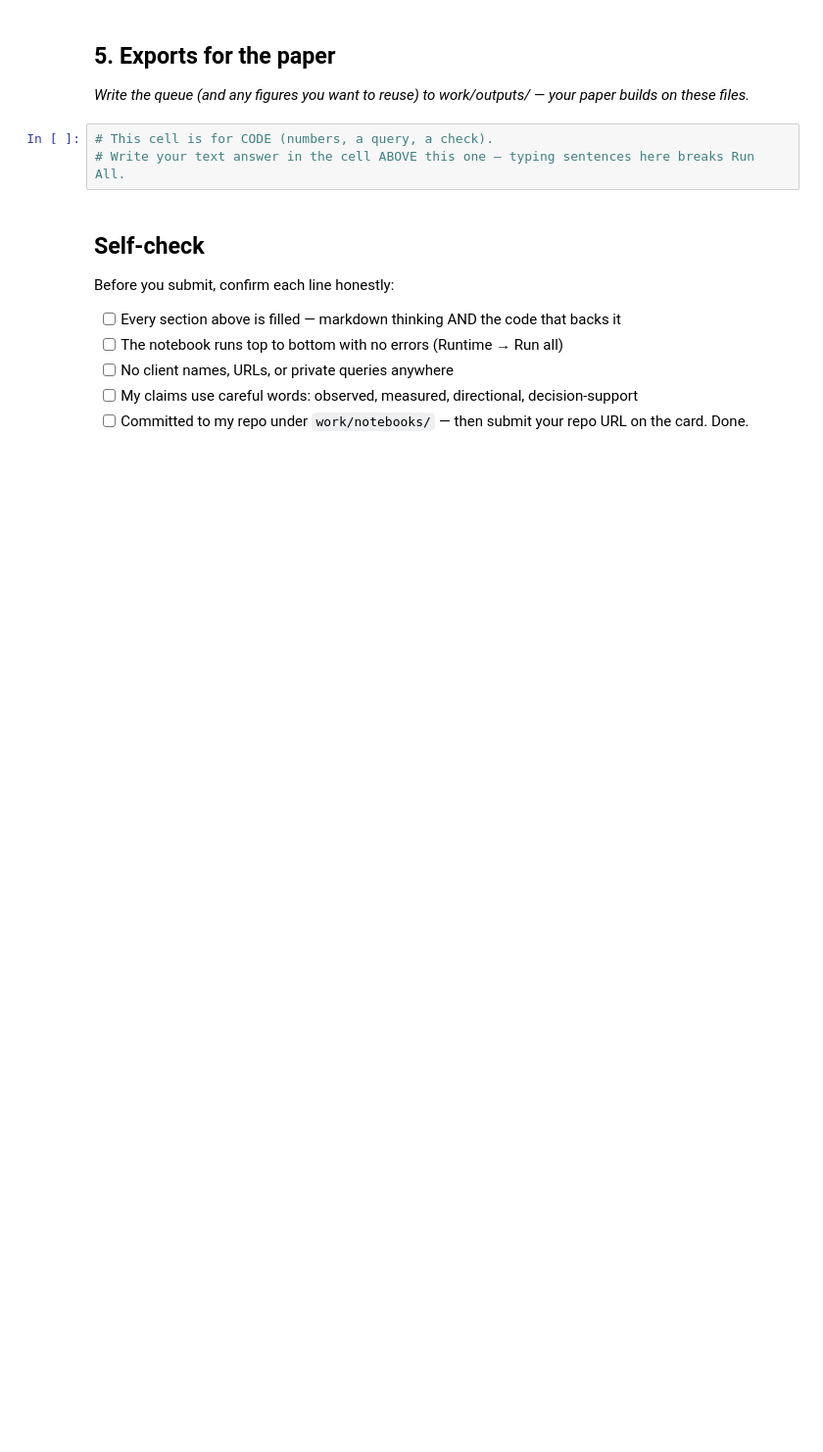
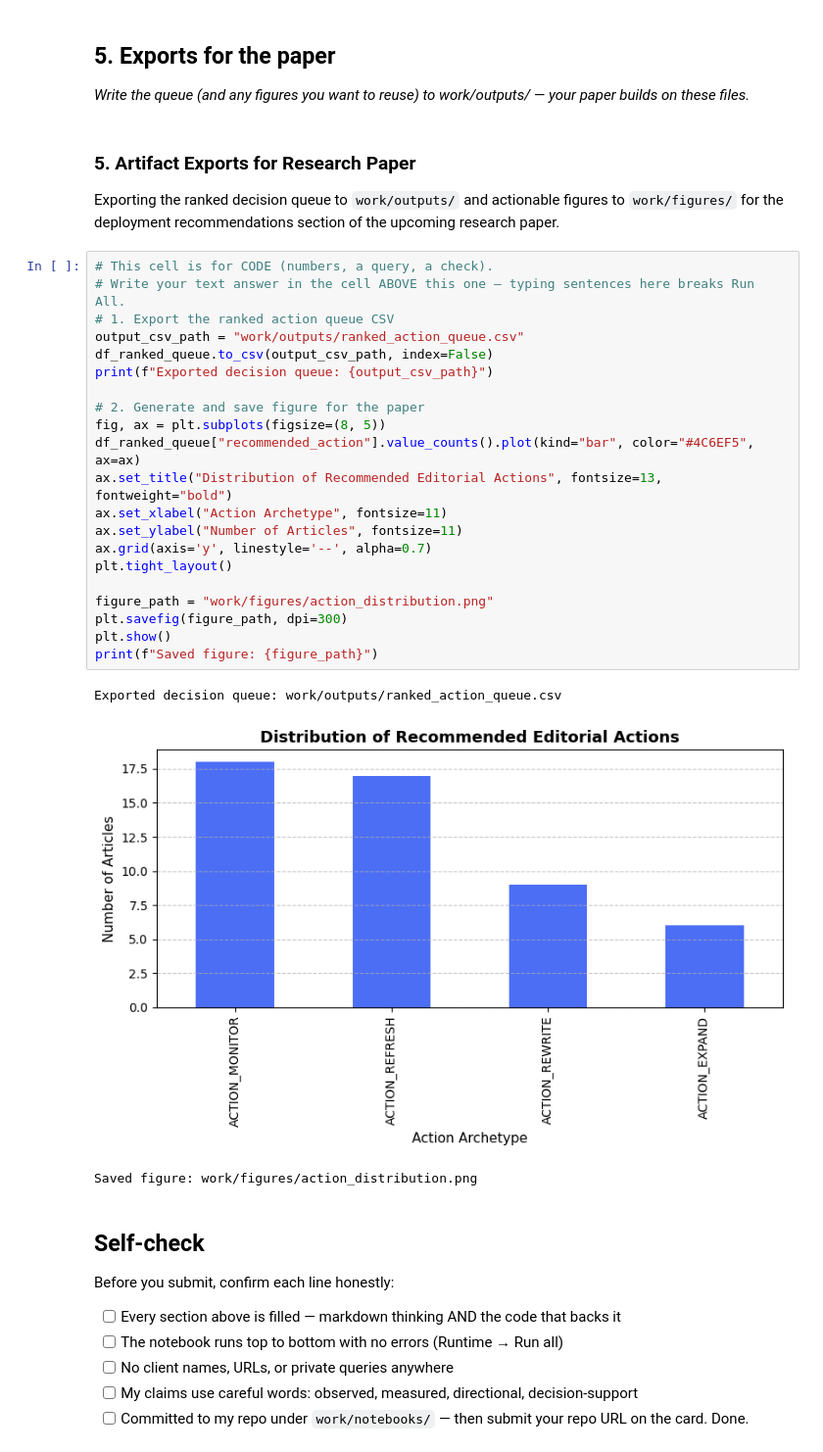
Before and after one commit to Hamna0696/flyrank-ml-internship, a Jupyter notebook: work/notebooks/w07_action_playbook.ipynb, the cells around one changed output. Shown at 98% size. Cells and saved outputs as stored; diff of their text form; blank space fills up the shorter version.

```diff
--- a/work/notebooks/w07_action_playbook.ipynb
+++ b/work/notebooks/w07_action_playbook.ipynb
@@ -38,9 +171,34 @@ This skeleton is yours to fill. Work the sections **in order** — each one has
 ## 5. Exports for the paper
 
 *Write the queue (and any figures you want to reuse) to work/outputs/ — your paper builds on these files.*
-# %%
-# This cell is for CODE (numbers, a query, a check).
-# Write your text answer in the cell ABOVE this one — typing sentences here breaks Run All.
+# %% [markdown]
+### 5. Artifact Exports for Research Paper
+Exporting the ranked decision queue to `work/outputs/` and actionable figures to `work/figures/` for the deployment recommendations section of the upcoming research paper.
+# %%
+# This cell is for CODE (numbers, a query, a check).
+# Write your text answer in the cell ABOVE this one — typing sentences here breaks Run All.
+# 1. Export the ranked action queue CSV
+output_csv_path = "work/outputs/ranked_action_queue.csv"
+df_ranked_queue.to_csv(output_csv_path, index=False)
+print(f"Exported decision queue: {output_csv_path}")
+
+# 2. Generate and save figure for the paper
+fig, ax = plt.subplots(figsize=(8, 5))
+df_ranked_queue["recommended_action"].value_counts().plot(kind="bar", color="#4C6EF5", ax=ax)
+ax.set_title("Distribution of Recommended Editorial Actions", fontsize=13, fontweight="bold")
+ax.set_xlabel("Action Archetype", fontsize=11)
+ax.set_ylabel("Number of Articles", fontsize=11)
+ax.grid(axis='y', linestyle='--', alpha=0.7)
+plt.tight_layout()
+
+figure_path = "work/figures/action_distribution.png"
+plt.savefig(figure_path, dpi=300)
+plt.show()
+print(f"Saved figure: {figure_path}")
+# %% [output]
+Exported decision queue: work/outputs/ranked_action_queue.csv
+[figure, added]
+Saved figure: work/figures/action_distribution.png
 # %% [markdown]
 ## Self-check
 
```
Also changed, not shown: parts of 9 cells of this notebook.
